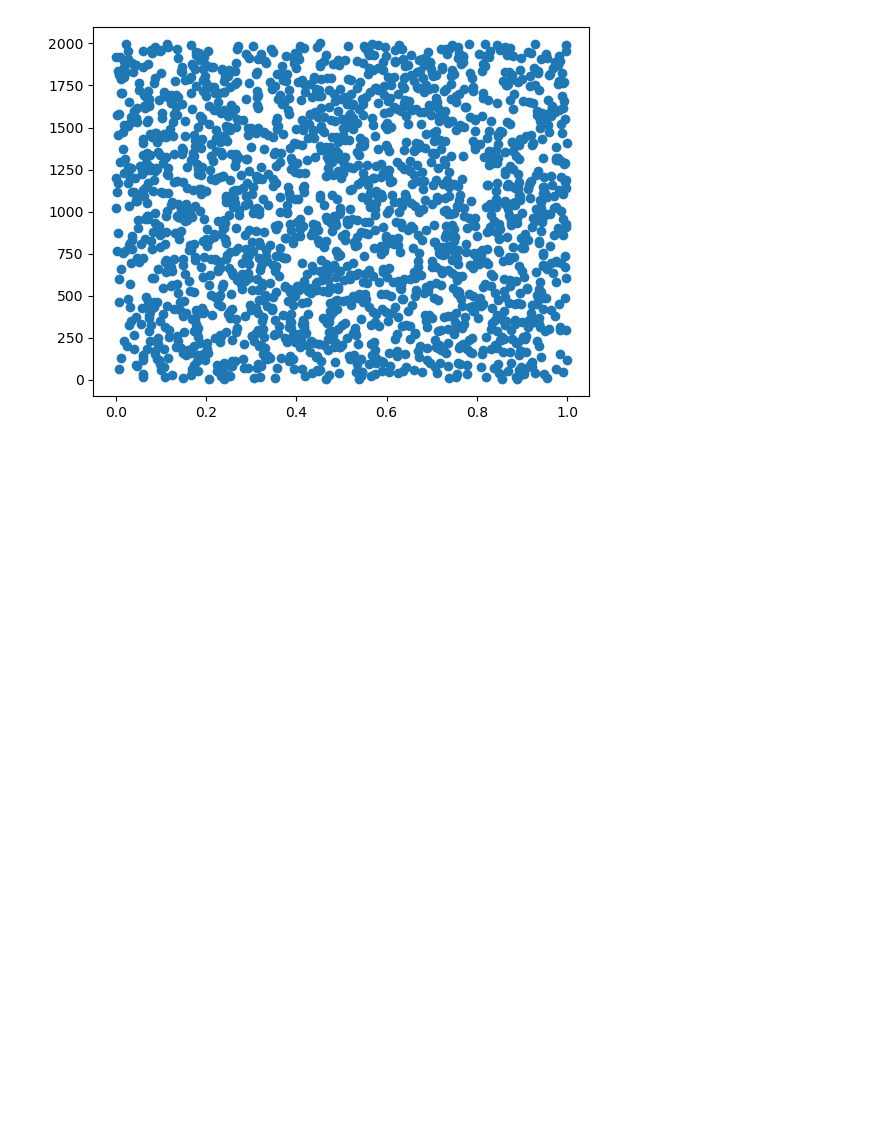
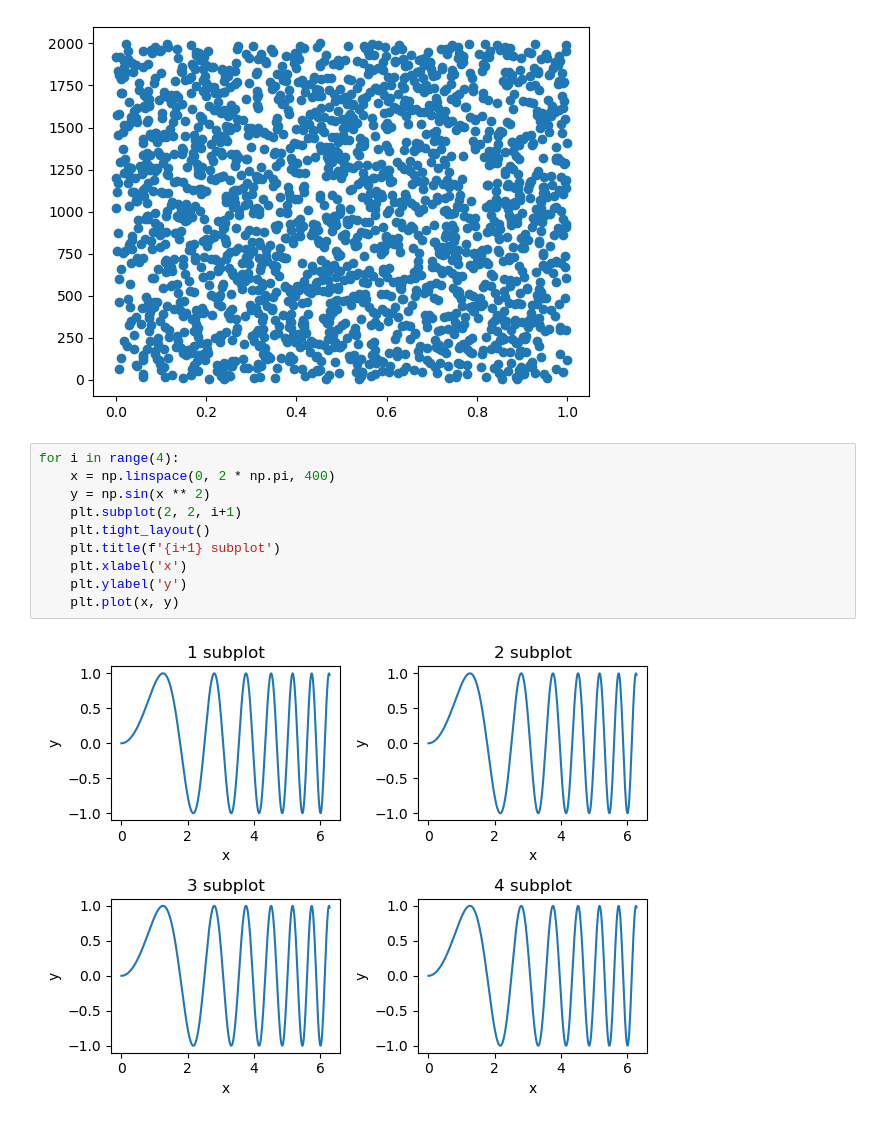
Before and after one commit to onelov3r/Data-Visualisation-Practice, a Jupyter notebook: matplotlib.ipynb, the cells around one changed output. Drawn from its saved outputs; the diff is of its cells as text; blank space fills up the shorter version.

```diff
--- a/Untitled.ipynb
+++ b/matplotlib.ipynb
@@ -22,3 +22,15 @@ plt.scatter(data, [x for x in range(1, 2001)])
 # %% [output]
 <matplotlib.collections.PathCollection at 0x...>
 [figure]
+# %%
+for i in range(4):
+    x = np.linspace(0, 2 * np.pi, 400)
+    y = np.sin(x ** 2)
+    plt.subplot(2, 2, i+1)
+    plt.tight_layout()
+    plt.title(f'{i+1} subplot')
+    plt.xlabel('x')
+    plt.ylabel('y')
+    plt.plot(x, y)
+# %% [output]
+[figure, added]
```
Also changed, not shown: 1 other file.
